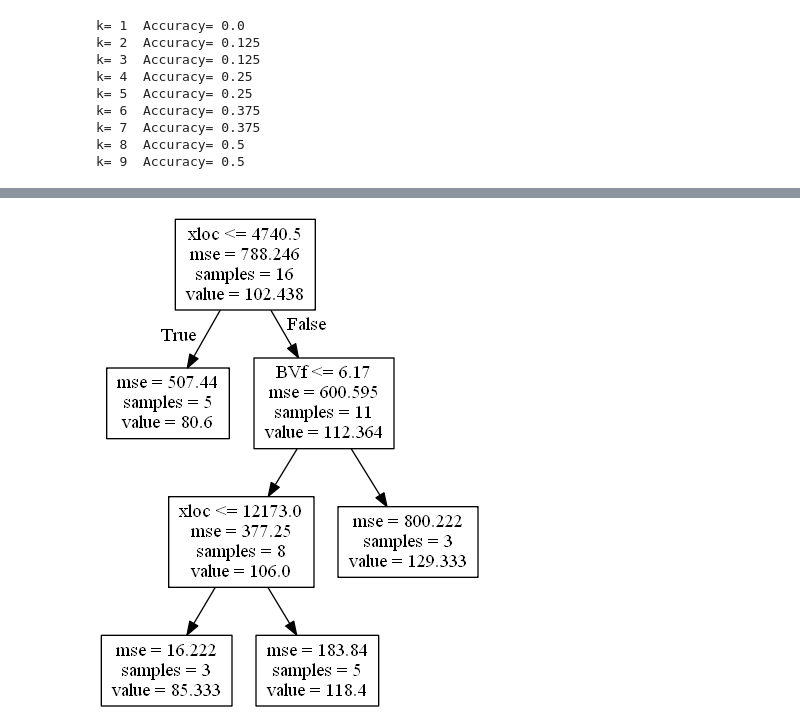
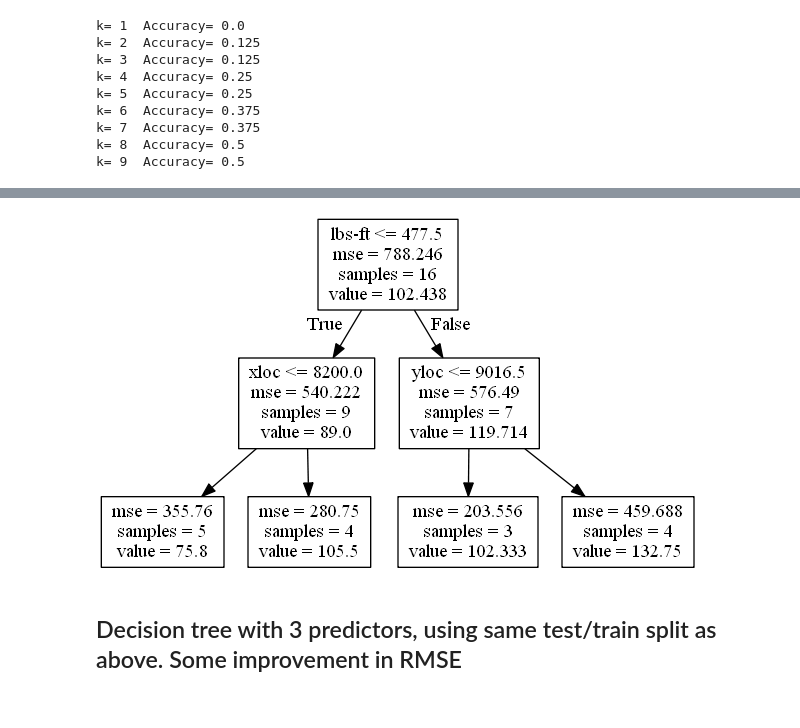
Before and after one commit to Md557/py-datasci, a Jupyter notebook: petroleum well analysis example/petroleum regression, CV, KNN analysis-CFF.ipynb, the cells around one changed output, grey strips where cells are left out. Saved outputs shown, nothing was run; the diff lists cells and outputs as text; code cells hidden in the pictures.

```diff
--- a/petroleum well analysis example/petroleum regression, CV, KNN analysis-CFF.ipynb
+++ b/petroleum well analysis example/petroleum regression, CV, KNN analysis-CFF.ipynb
@@ -1166,14 +1166,12 @@ k= 9  Accuracy= 0.5
 ### By default, the decision tree had too many branches and too few samples per leaf.  Test/train set results improved with use of max_depth=2,min_samples_leaf=3
 # %%
 from sklearn.tree import DecisionTreeRegressor
-X2t= result[["yloc","BVf","xloc"]][:64]
+X2t= result[["xloc","yloc","BVf","lbs-ft"]][:64]
 np.random.seed(1)
 df = pd.DataFrame(data=X2t)
 df["y"]=y
 df=df.dropna(how='any',axis=0)
 
-#split scalar y into X classes, 0-15, 16-30, etc.
-num_classes=7
 
 yt=df["y"]
 #display(df)
@@ -1228,13 +1226,32 @@ Test set, MSE= 772.3044444444445 , RMSE= 27.790366036532237
 # %%
 #pip install pydotplus
 #pip install graphviz
 #Add "C:\Program Files (x86)\Graphviz2.38\bin" to system's path (replace with your directory, quotes not needed)
 import pydotplus
 from sklearn import tree
 from IPython.display import Image
-dot_data=tree.export_graphviz(decisiontree,out_file=None,feature_names=["yloc","BVf","xloc"])
+import collections
+dot_data=tree.export_graphviz(decisiontree,out_file=None,feature_names=["xloc","yloc","BVf","lbs-ft"])
+
 graph=pydotplus.graph_from_dot_data(dot_data)
-#graph.write_pdf("CFF_tree.pdf")
+
+colors = ('brown', 'green')
+edges = collections.defaultdict(list)
+
+for edge in graph.get_edge_list():
+    edges[edge.get_source()].append(int(edge.get_destination()))
+
+for edge in edges:
+    #print(edge)
+    edges[edge].sort()
+    for i in range(2):
+        dest = graph.get_node(str(edges[edge][i]))[0]
+        #print(dest,colors[i])
+        dest.set_fillcolor(colors[i])
+
+graph.write_png("CFF_tree.png")
 Image(graph.create_png())
 # %% [output]
-[figure, old version]
+[figure, new version]
+# %% [markdown]
+## Decision tree with 3 predictors, using same test/train split as above. Some improvement in RMSE
```
Also changed, not shown: parts of 3 cells of this notebook.
